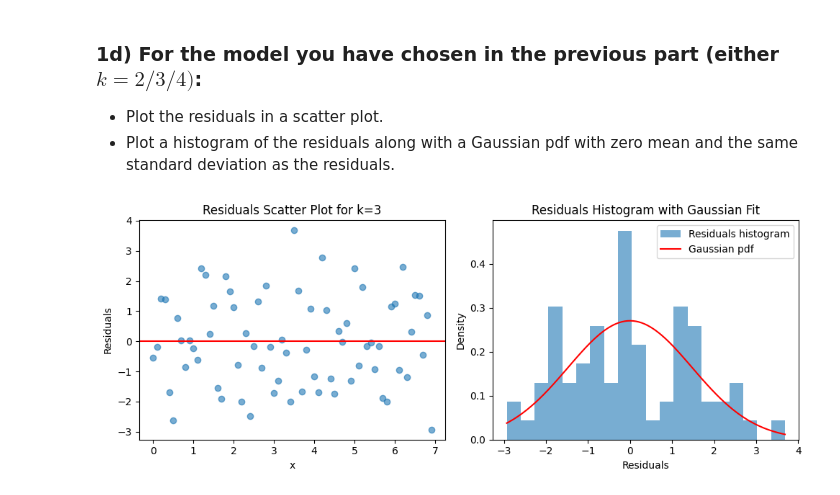
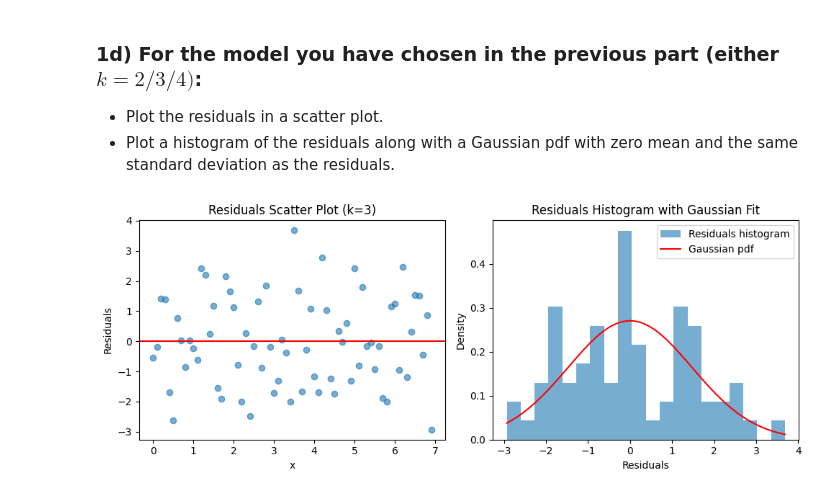
Before and after one commit to tongclement/yct37-CUED-IB-Data-Science, a Jupyter notebook: Exercises/01 Exercise Notebook 1.ipynb, the cells around one changed output. Saved outputs shown, nothing was run; the diff lists cells and outputs as text; code cells hidden in the pictures.

```diff
--- a/Exercises/01 Exercise Notebook 1.ipynb
+++ b/Exercises/01 Exercise Notebook 1.ipynb
@@ -175,33 +175,33 @@ I choose the model with k=3. It fits the provided data better (higher R^2, lower
 - Plot the residuals in a scatter plot.
 - Plot a histogram of the residuals along with a Gaussian pdf with zero mean and the same standard deviation as the residuals.
 # %%
-# For the chosen model k=3
+# pick model k=3
 
 # Plot residuals in scatter plot
 plt.figure(figsize=(10, 4))
 
 plt.subplot(1, 2, 1)
 plt.scatter(xy_data[:, 0], res3, alpha=0.6)
 plt.xlabel('x')
 plt.ylabel('Residuals')
-plt.title('Residuals Scatter Plot for k=3')
+plt.title('Residuals Scatter Plot (k=3)')
 plt.axhline(0, color='red')
 
 # Plot histogram of residuals with Gaussian pdf
 plt.subplot(1, 2, 2)
 plt.hist(res3, bins=20, density=True, alpha=0.6, label='Residuals histogram')
 
 # Gaussian pdf with zero mean and same std as the residuals
 import scipy.stats as stats
 std_res = np.std(res3)
 x_gauss = np.linspace(min(res3), max(res3), 100)
 plt.plot(x_gauss, stats.norm.pdf(x_gauss, 0, std_res), label='Gaussian pdf', color='red')
 plt.xlabel('Residuals')
 plt.ylabel('Density')
 plt.title('Residuals Histogram with Gaussian Fit')
 plt.legend()
 
 plt.tight_layout()
 plt.show()
 # %% [output]
-[figure, old version]
+[figure, new version]
```
Also changed, not shown: parts of 2 cells of this notebook, 2 other files.
